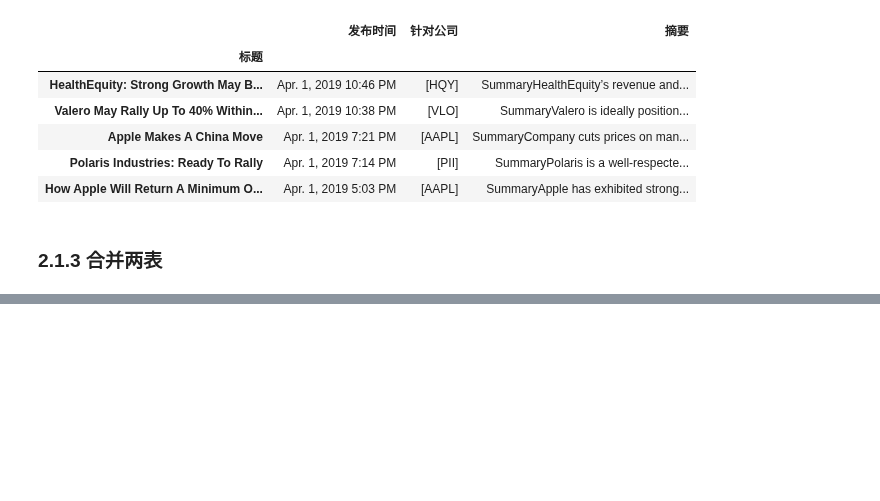
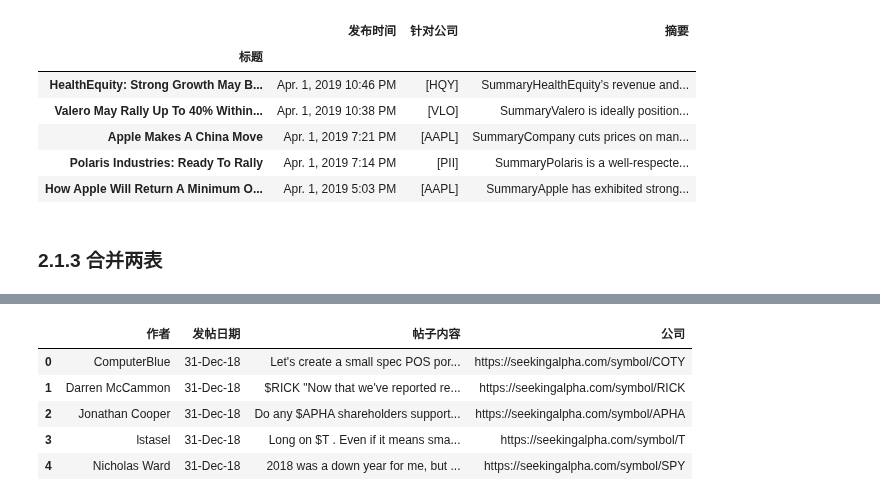
Before and after one commit to easternDay/Stock-forecast, a Jupyter notebook: 一班-1825101045-杨祉.ipynb, the cells around one changed output, grey strips where cells are left out. Drawn from its saved outputs; the diff is of its cells as text; code cells hidden in the pictures; blank space fills up the shorter version.

```diff
--- a/一班-1825101045-杨祉.ipynb
+++ b/一班-1825101045-杨祉.ipynb
@@ -212,0 +272,15 @@ for root, dirs, files in os.walk(os.path.join(os.getcwd(), "")):
+# %%
+# 创建一个空的 DataFrame
+Forum_data = pd.read_csv("论坛.csv")
+
+# 更改列标
+Forum_data.columns = ['作者', '发帖日期', '帖子内容', '公司']
+
+Forum_data.head()
+# %% [output]
+|  | 作者 | 发帖日期 | 帖子内容 | 公司 |
+| 0 | ComputerBlue | 31-Dec-18 | Let's create a small spec POS por... | https://seekingalpha.com/symbol/COTY |
+| 1 | Darren McCammon | 31-Dec-18 | $RICK "Now that we've reported re... | https://seekingalpha.com/symbol/RICK |
+| 2 | Jonathan Cooper | 31-Dec-18 | Do any $APHA shareholders support... | https://seekingalpha.com/symbol/APHA |
+| 3 | lstasel | 31-Dec-18 | Long on $T . Even if it means sma... | https://seekingalpha.com/symbol/T |
+| 4 | Nicholas Ward | 31-Dec-18 | 2018 was a down year for me, but ... | https://seekingalpha.com/symbol/SPY |
```
Also changed, not shown: parts of 14 cells of this notebook.
